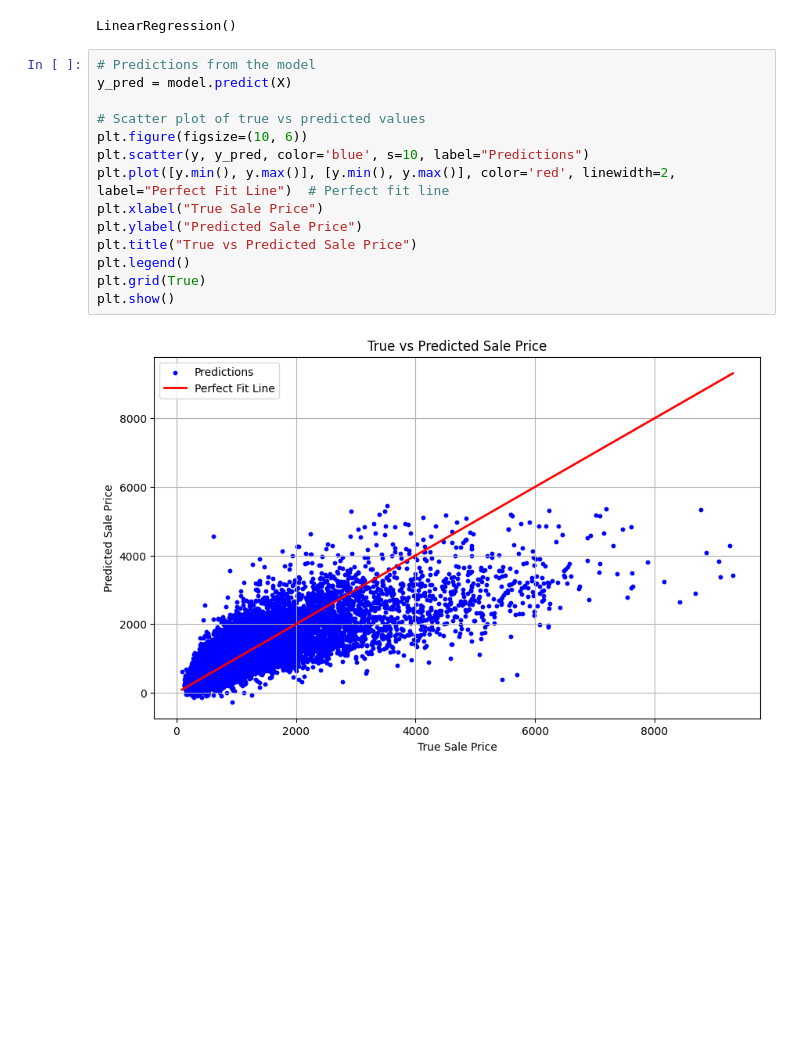
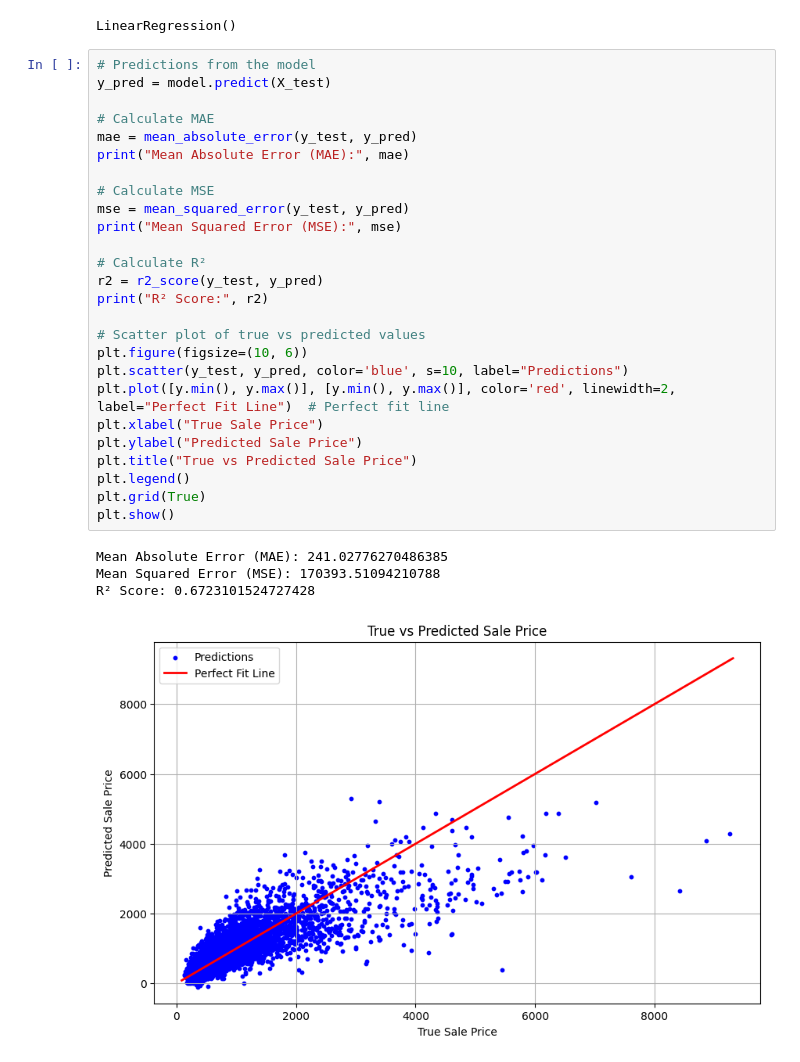
Before and after one commit to TaniaAsh/IgniteML, a Jupyter notebook: Yulia_Z/sprint1_project1_HousePrices_final.ipynb, the cells around one changed output. Saved outputs shown, nothing was run; the diff lists cells and outputs as text; blank space fills up the shorter version.

```diff
--- a/Yulia_Z/sprint1_project1_HousePrices_final.ipynb
+++ b/Yulia_Z/sprint1_project1_HousePrices_final.ipynb
@@ -37,20 +38,35 @@ model.fit(X, y)
 LinearRegression()
 # %%
 # Predictions from the model
-y_pred = model.predict(X)
+y_pred = model.predict(X_test)
+
+# Calculate MAE
+mae = mean_absolute_error(y_test, y_pred)
+print("Mean Absolute Error (MAE):", mae)
+
+# Calculate MSE
+mse = mean_squared_error(y_test, y_pred)
+print("Mean Squared Error (MSE):", mse)
+
+# Calculate R²
+r2 = r2_score(y_test, y_pred)
+print("R² Score:", r2)
 
 # Scatter plot of true vs predicted values
 plt.figure(figsize=(10, 6))
-plt.scatter(y, y_pred, color='blue', s=10, label="Predictions")
+plt.scatter(y_test, y_pred, color='blue', s=10, label="Predictions")
 plt.plot([y.min(), y.max()], [y.min(), y.max()], color='red', linewidth=2, label="Perfect Fit Line")  # Perfect fit line
 plt.xlabel("True Sale Price")
 plt.ylabel("Predicted Sale Price")
 plt.title("True vs Predicted Sale Price")
 plt.legend()
 plt.grid(True)
 plt.show()
 # %% [output]
+Mean Absolute Error (MAE): 241.02776270486385
+Mean Squared Error (MSE): 170393.51094210788
+R² Score: 0.6723101524727428
-[figure, old version]
+[figure, new version]
 # %%
 # Make a prediction for a specific set of features
 X_new = [[0.5, 2, 83, 0.29]]  # A purpose-built two-bedroom flat, 83 sqm, in E1W
```
Also changed, not shown: parts of 2 cells of this notebook, 1 other file.
